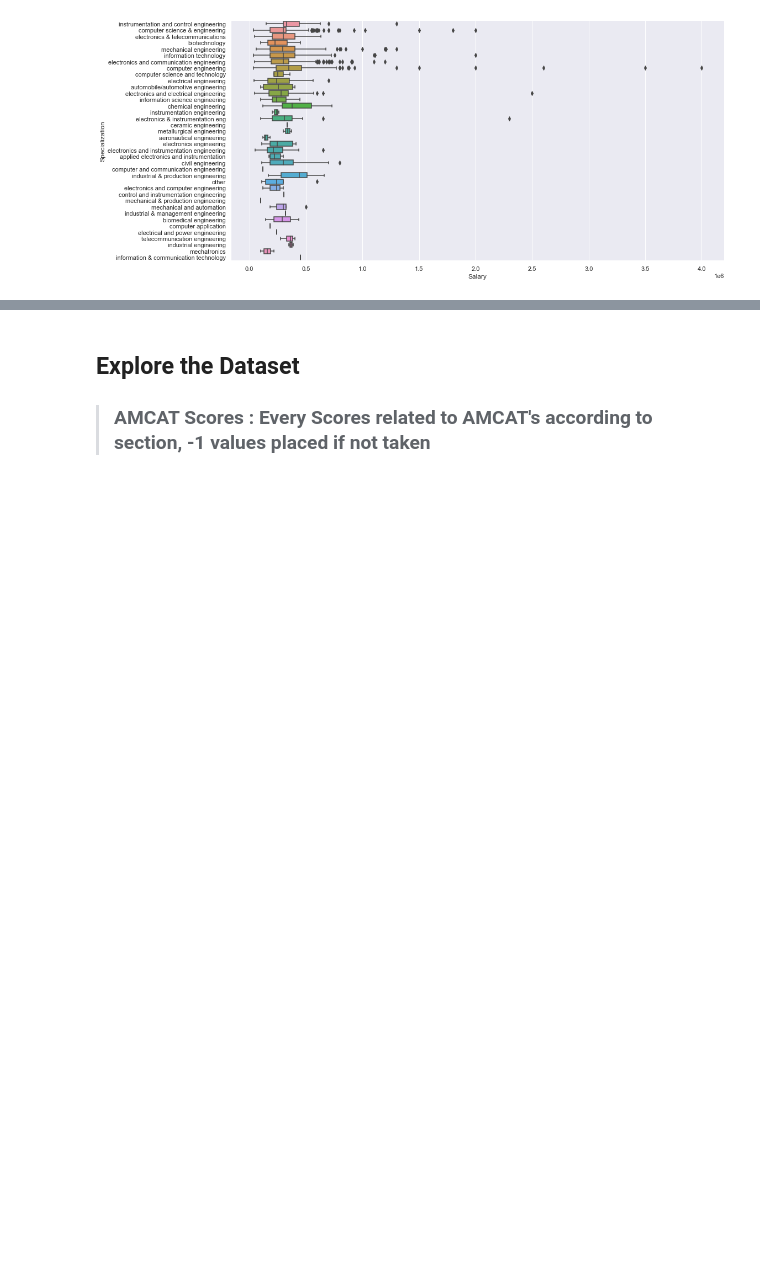
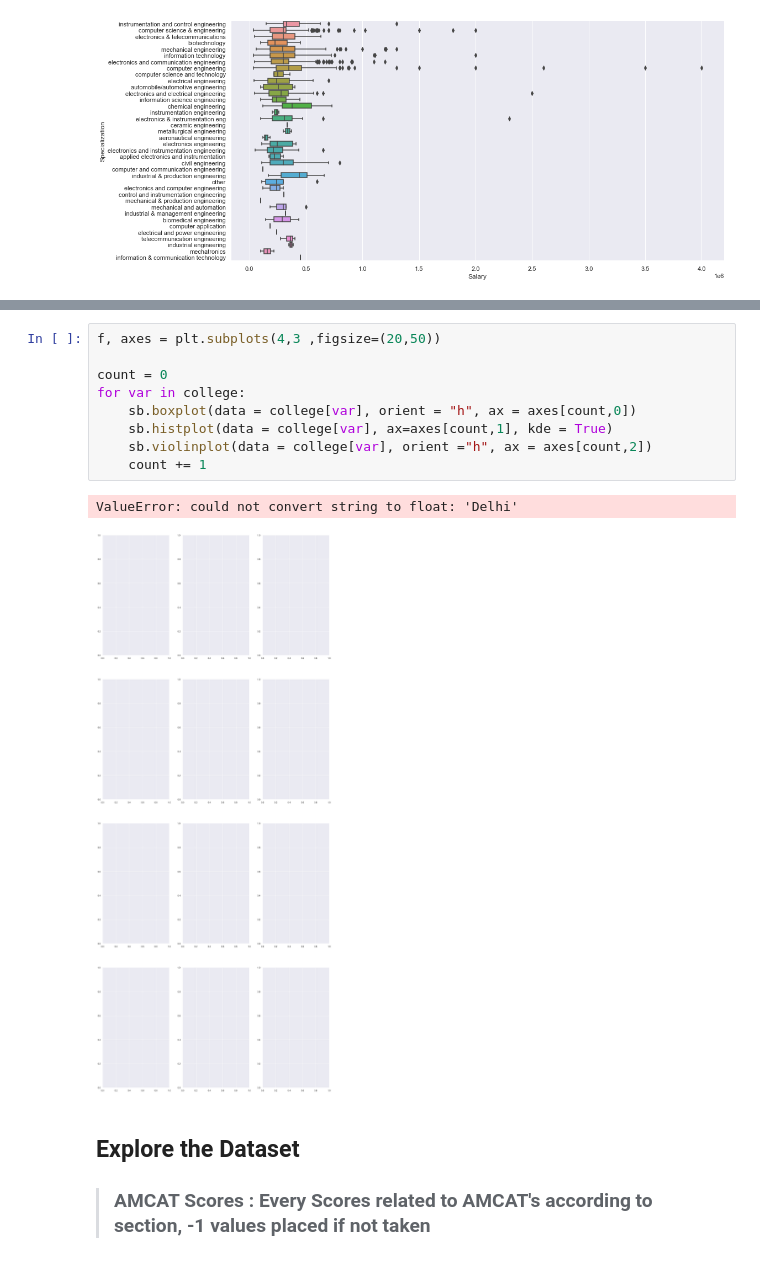
Before and after one commit to FaizRsl/Engineering-Graduate-Salary-Prediction, a Jupyter notebook: Project.ipynb, the cells around one changed output, grey strips where cells are left out. Cells and saved outputs as stored; diff of their text form; blank space fills up the shorter version.

```diff
--- a/Project.ipynb
+++ b/Project.ipynb
@@ -321,3 +356,15 @@ sb.boxplot(x = 'Salary', y = 'Specialization', data = degree)
+# %%
+f, axes = plt.subplots(4,3 ,figsize=(20,50))
+
+count = 0
+for var in college:
+    sb.boxplot(data = college[var], orient = "h", ax = axes[count,0])
+    sb.histplot(data = college[var], ax=axes[count,1], kde = True)
+    sb.violinplot(data = college[var], orient ="h", ax = axes[count,2])
+    count += 1
+# %% [output]
+ValueError: could not convert string to float: 'Delhi'
+[figure, added]
 # %% [markdown]
 ## Explore the Dataset
 
```
Also changed, not shown: parts of 8 cells of this notebook.
